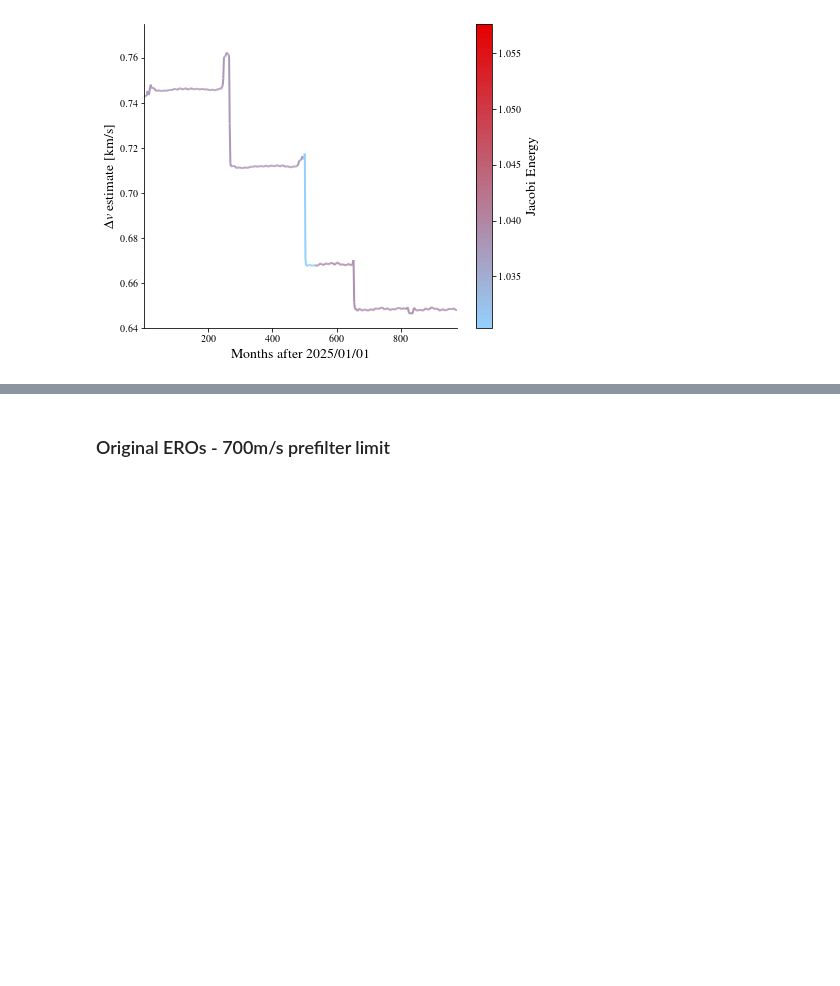
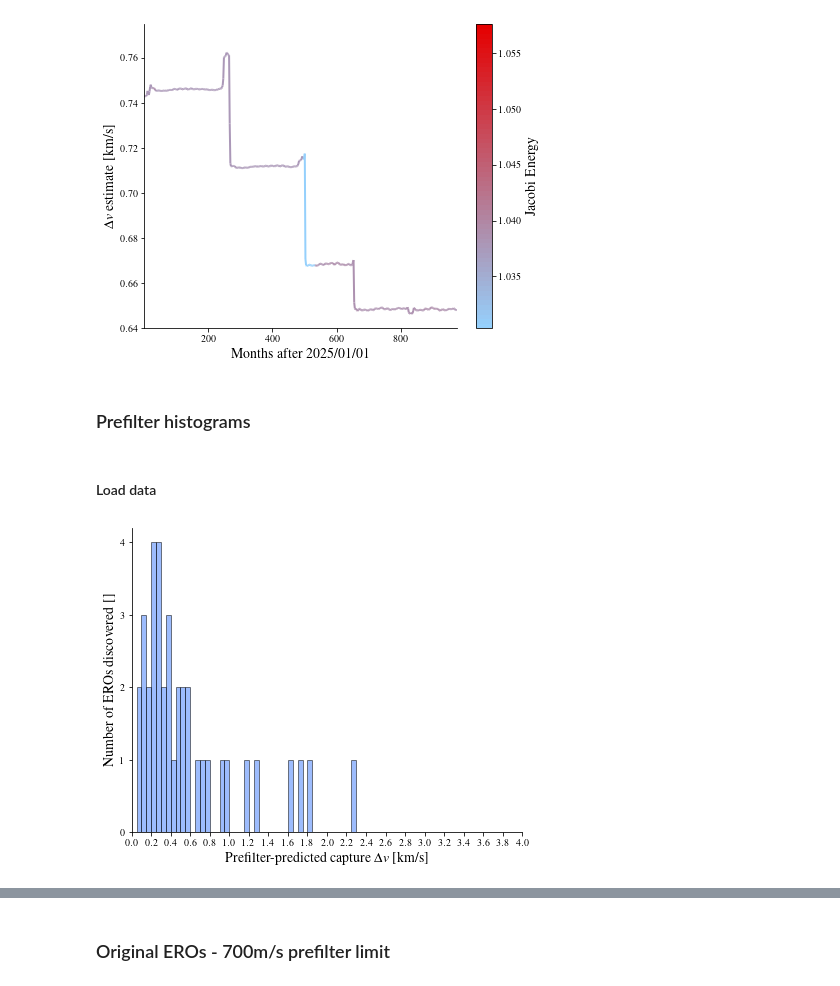
Before and after one commit to tylerjackoliver/Fortran-Asteroid-Retrieval-Toolkit, a Jupyter notebook: figures/make_plots.ipynb, the cells around one changed output, grey strips where cells are left out. Drawn from its saved outputs; the diff is of its cells as text; code cells hidden in the pictures; blank space fills up the shorter version.

```diff
--- a/figures/make_plots.ipynb
+++ b/figures/make_plots.ipynb
@@ -237,3 +243,45 @@ axs.set_ylim(.64, .775)
 plt.show()
 # %% [output]
 [figure]
+# %% [markdown]
+### Prefilter histograms
+# %% [markdown]
+#### Load data
+# %%
+# Load SPK IDs of the EROs
+
+eros = np.genfromtxt('extra_candidates/eros', dtype=float)
+fname_prefixes = ["threshold/threshold_", "threshold/minus_"]
+
+candidate_lists = {}
+bins = {}
+
+for directory in fname_prefixes:
+    for file in glob.glob(directory+"*"): # basic regex search
+        velocity_id = int( get_spk_id(file) ) + 11
+        data = np.genfromtxt(file, dtype=float, skip_header=1, usecols=(0))
+        candidate_lists[velocity_id] = data
+# %%
+for key in range(len(candidate_lists.keys())-1):
+    actual = candidate_lists[key]
+    ref = candidate_lists[key+1]
+    bins[(key)*.05] = []
+    counter = 0
+
+    for candidate in ref:
+        if candidate not in actual and candidate in eros:
+            counter+=1
+    bins[(key)*.05] = counter
+
+velocities = list(bins.keys())
+candidates = list(bins.values())
+# %%
+plt.bar(velocities, candidates, color='xkcd:lightish blue', alpha=.5, align='edge', width=.05, edgecolor='k')
+plt.xlabel('Prefilter-predicted capture $\Delta v$ [km/s]')
+plt.ylabel('Number of EROs discovered []')
+plt.xticks(np.arange(np.min(velocities), 4.1, .2))
+plt.yticks(np.unique(candidates))
+plt.xlim((0, 4.0))
+plt.savefig('plots/EROs_by_velocity.pdf')
+# %% [output]
+[figure, added]
```
Also changed, not shown: parts of 41 cells of this notebook.
